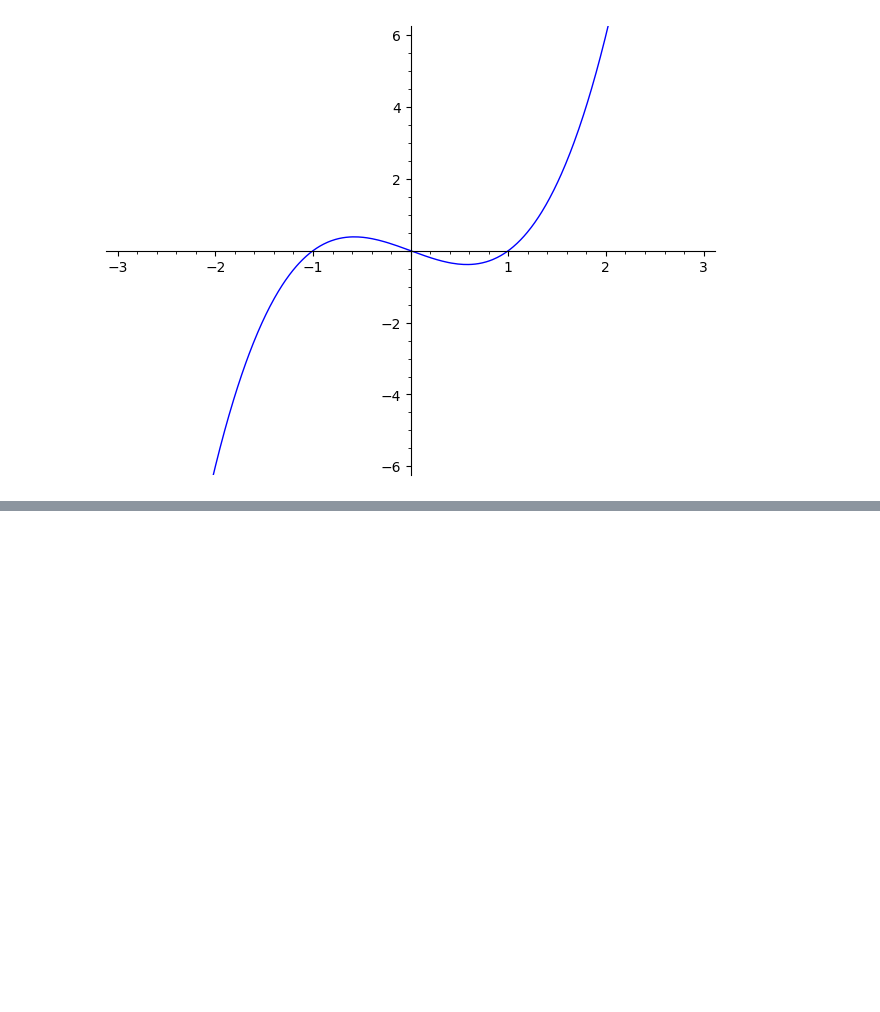
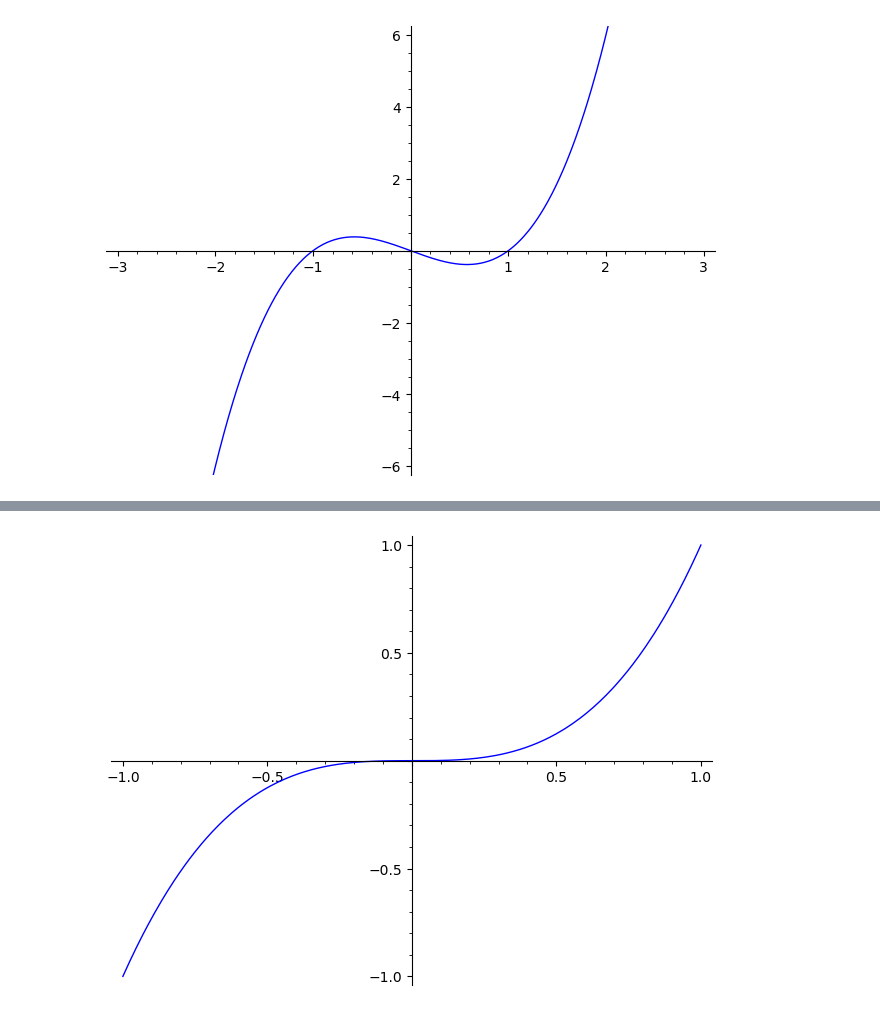
Before and after one commit to igor-dimi/scientific-and-symbolic-computing-software-notes, a Jupyter notebook: sage/bard/01.ipynb, the cells around one changed output, grey strips where cells are left out. Saved outputs shown, nothing was run; the diff lists cells and outputs as text; code cells hidden in the pictures; blank space fills up the shorter version.

```diff
--- a/sage/bard/01.ipynb
+++ b/sage/bard/01.ipynb
@@ -280,0 +293,4 @@ plot(x^3 - x, -3, 3, ymin = -6, ymax =  6)
+# %%
+plot(x^3)
+# %% [output]
+[figure, added]
```
Also changed, not shown: parts of 25 cells of this notebook.
